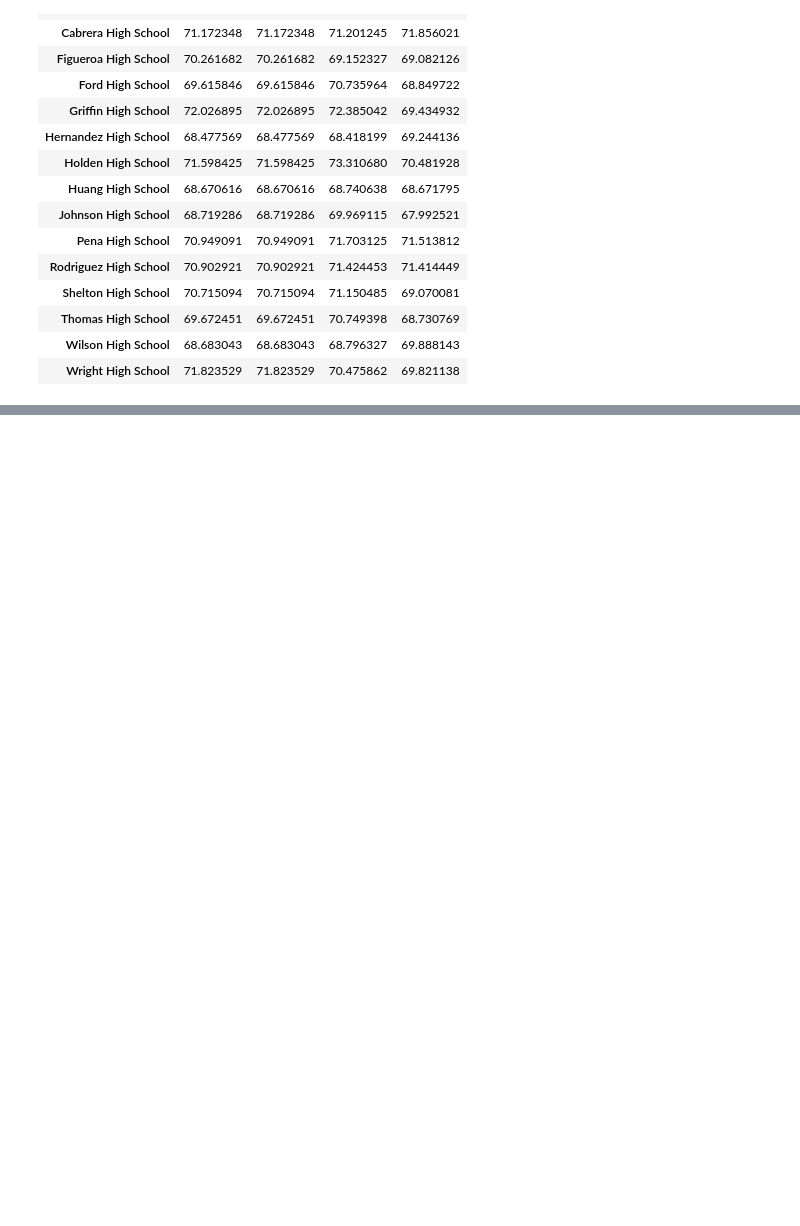
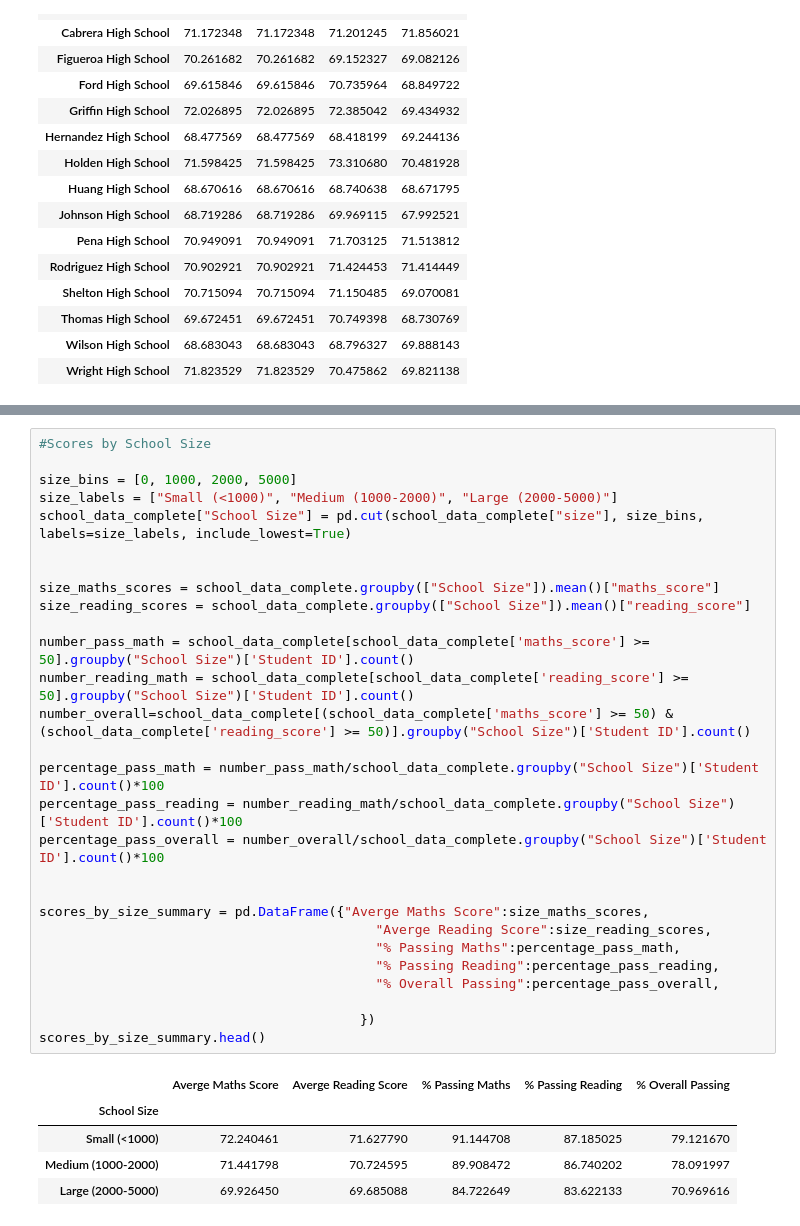
Before and after one commit to al0000001/pandas-challenge, a Jupyter notebook: PyCitySchools/PyCitySchools_starter_solutions.ipynb, the cells around one changed output, grey strips where cells are left out. Cells and saved outputs as stored; diff of their text form; blank space fills up the shorter version.

```diff
--- a/PyCitySchools/PyCitySchools_starter_solutions.ipynb
+++ b/PyCitySchools/PyCitySchools_starter_solutions.ipynb
@@ -210,0 +242,34 @@ reading_summary
+# %%
+#Scores by School Size
+
+size_bins = [0, 1000, 2000, 5000]
+size_labels = ["Small (<1000)", "Medium (1000-2000)", "Large (2000-5000)"]
+school_data_complete["School Size"] = pd.cut(school_data_complete["size"], size_bins, labels=size_labels, include_lowest=True)
+
+
+size_maths_scores = school_data_complete.groupby(["School Size"]).mean()["maths_score"]
+size_reading_scores = school_data_complete.groupby(["School Size"]).mean()["reading_score"]
+
+number_pass_math = school_data_complete[school_data_complete['maths_score'] >= 50].groupby("School Size")['Student ID'].count()
+number_reading_math = school_data_complete[school_data_complete['reading_score'] >= 50].groupby("School Size")['Student ID'].count()
+number_overall=school_data_complete[(school_data_complete['maths_score'] >= 50) & (school_data_complete['reading_score'] >= 50)].groupby("School Size")['Student ID'].count()
+
+percentage_pass_math = number_pass_math/school_data_complete.groupby("School Size")['Student ID'].count()*100
+percentage_pass_reading = number_reading_math/school_data_complete.groupby("School Size")['Student ID'].count()*100
+percentage_pass_overall = number_overall/school_data_complete.groupby("School Size")['Student ID'].count()*100
+
+
+scores_by_size_summary = pd.DataFrame({"Averge Maths Score":size_maths_scores,
+                                           "Averge Reading Score":size_reading_scores,
+                                           "% Passing Maths":percentage_pass_math,
+                                           "% Passing Reading":percentage_pass_reading,
+                                           "% Overall Passing":percentage_pass_overall,
+
+                                         })
+scores_by_size_summary.head()
+# %% [output]
+|  | Averge Maths Score | Averge Reading Score | % Passing Maths | % Passing Reading | % Overall Passing |
+| School Size |  |  |  |  |  |
+| Small (<1000) | 72.240461 | 71.627790 | 91.144708 | 87.185025 | 79.121670 |
+| Medium (1000-2000) | 71.441798 | 70.724595 | 89.908472 | 86.740202 | 78.091997 |
+| Large (2000-5000) | 69.926450 | 69.685088 | 84.722649 | 83.622133 | 70.969616 |
```
Also changed, not shown: parts of 4 cells of this notebook, 1 other file.
